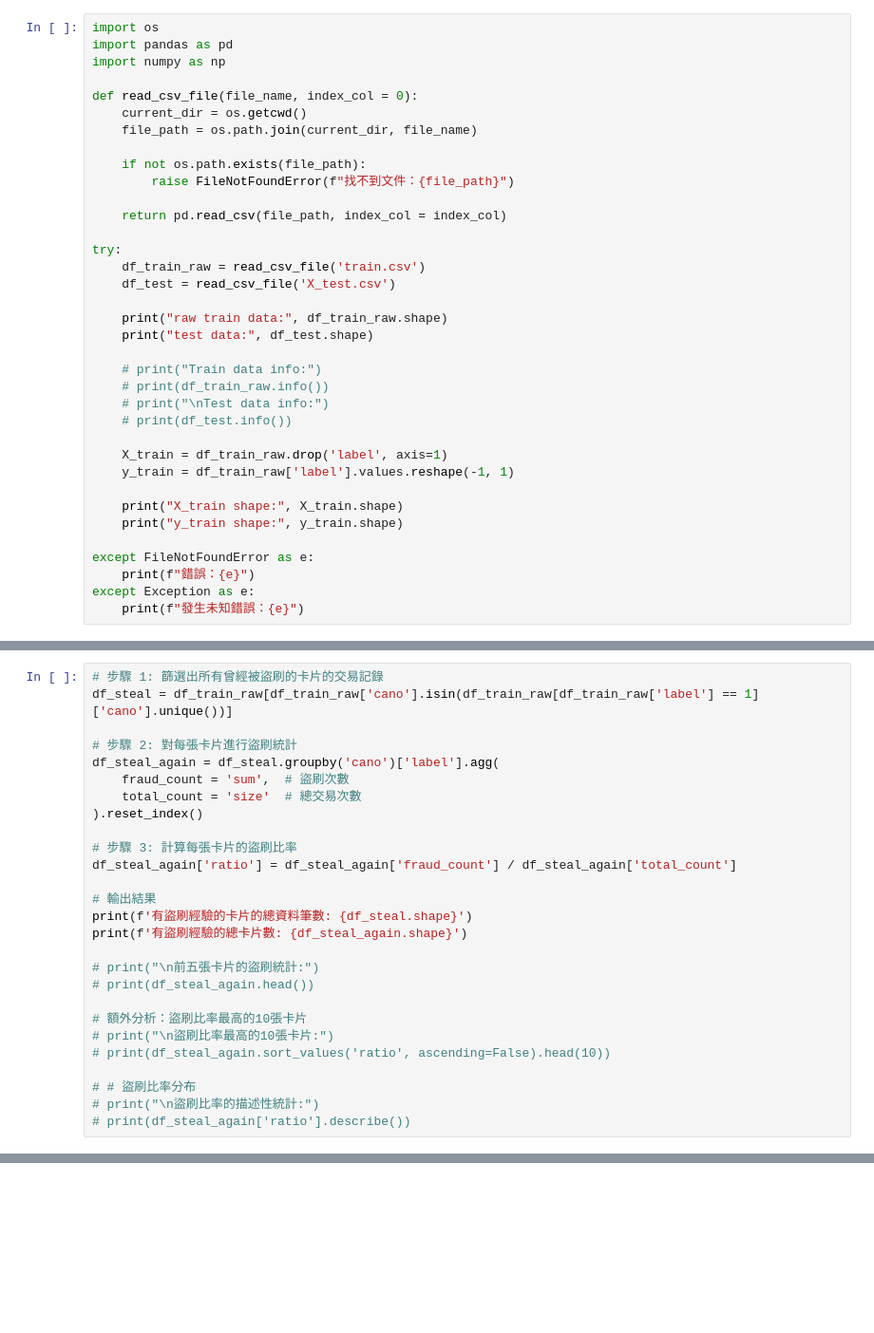
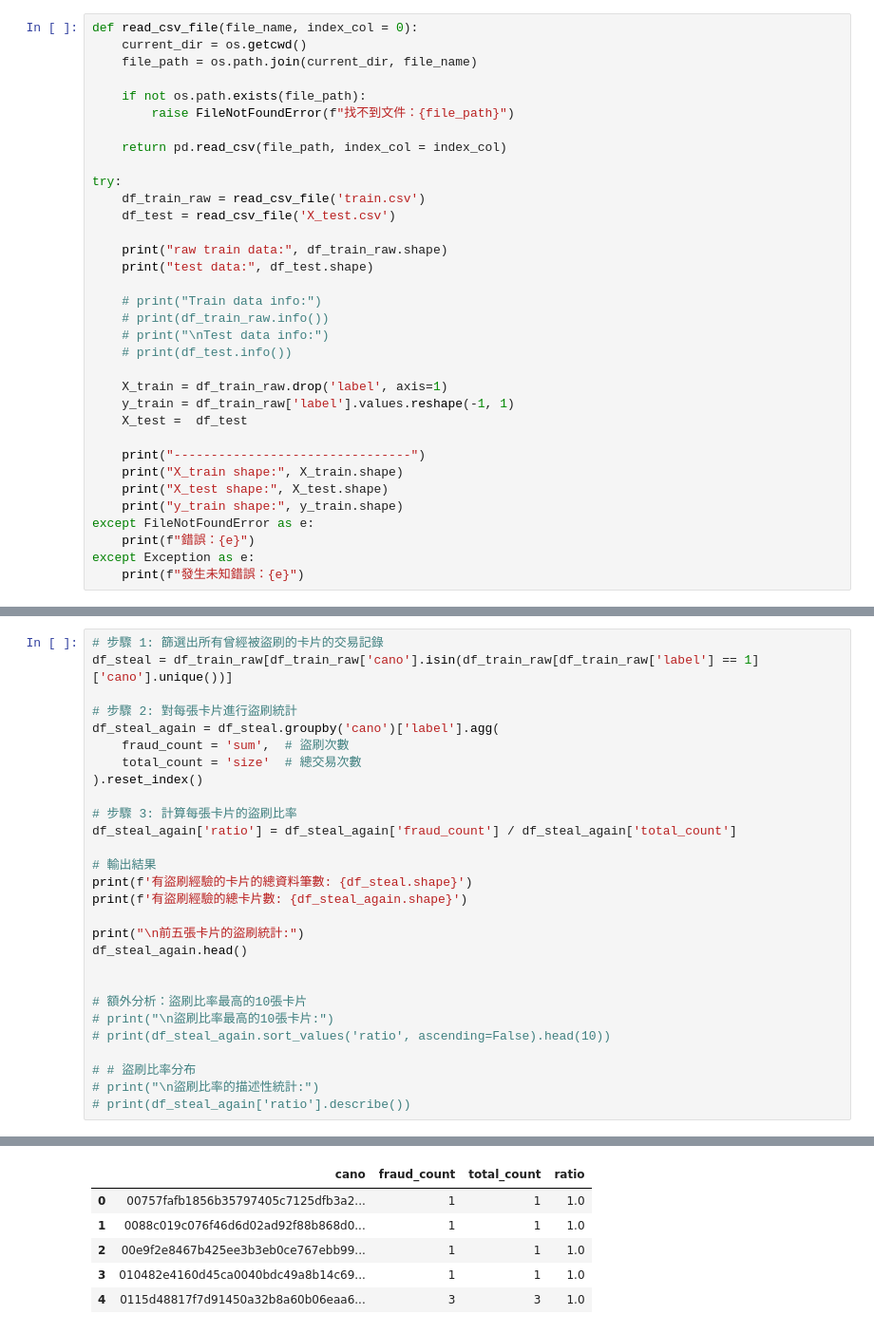
Before and after one commit to jmwu91/ML, a Jupyter notebook: HW/mid/mid.ipynb, the cells around one changed output, grey strips where cells are left out. Shown at 95% size. Drawn from its saved outputs; the diff is of its cells as text; blank space fills up the shorter version.

```diff
--- a/HW/mid/mid.ipynb
+++ b/HW/mid/mid.ipynb
@@ -1,8 +5,4 @@
 # %%
-import os
-import pandas as pd
-import numpy as np
-
 def read_csv_file(file_name, index_col = 0):
     current_dir = os.getcwd()
     file_path = os.path.join(current_dir, file_name)
@@ -26,10 +26,12 @@ try:
 
     X_train = df_train_raw.drop('label', axis=1)
     y_train = df_train_raw['label'].values.reshape(-1, 1)
+    X_test =  df_test
 
+    print("--------------------------------")
     print("X_train shape:", X_train.shape)
+    print("X_test shape:", X_test.shape)
     print("y_train shape:", y_train.shape)
-
 except FileNotFoundError as e:
     print(f"錯誤：{e}")
 except Exception as e:
@@ -113,8 +60,9 @@ df_steal_again['ratio'] = df_steal_again['fraud_count'] / df_steal_again['total_
 print(f'有盜刷經驗的卡片的總資料筆數: {df_steal.shape}')
 print(f'有盜刷經驗的總卡片數: {df_steal_again.shape}')
 
-# print("\n前五張卡片的盜刷統計:")
-# print(df_steal_again.head())
+print("\n前五張卡片的盜刷統計:")
+df_steal_again.head()
+
 
 # 額外分析：盜刷比率最高的10張卡片
 # print("\n盜刷比率最高的10張卡片:")
@@ -123,3 +71,4 @@ print(f'有盜刷經驗的總卡片數: {df_steal_again.shape}')
 # # 盜刷比率分布
 # print("\n盜刷比率的描述性統計:")
 # print(df_steal_again['ratio'].describe())
+# %% [output]
@@ -125,0 +79,6 @@ print(f'有盜刷經驗的總卡片數: {df_steal_again.shape}')
+|  | cano | fraud_count | total_count | ratio |
+| 0 | 00757fafb1856b35797405c7125dfb3a2... | 1 | 1 | 1.0 |
+| 1 | 0088c019c076f46d6d02ad92f88b868d0... | 1 | 1 | 1.0 |
+| 2 | 00e9f2e8467b425ee3b3eb0ce767ebb99... | 1 | 1 | 1.0 |
+| 3 | 010482e4160d45ca0040bdc49a8b14c69... | 1 | 1 | 1.0 |
+| 4 | 0115d48817f7d91450a32b8a60b06eaa6... | 3 | 3 | 1.0 |
```
Also changed, not shown: parts of 8 cells of this notebook, 4 other files.
